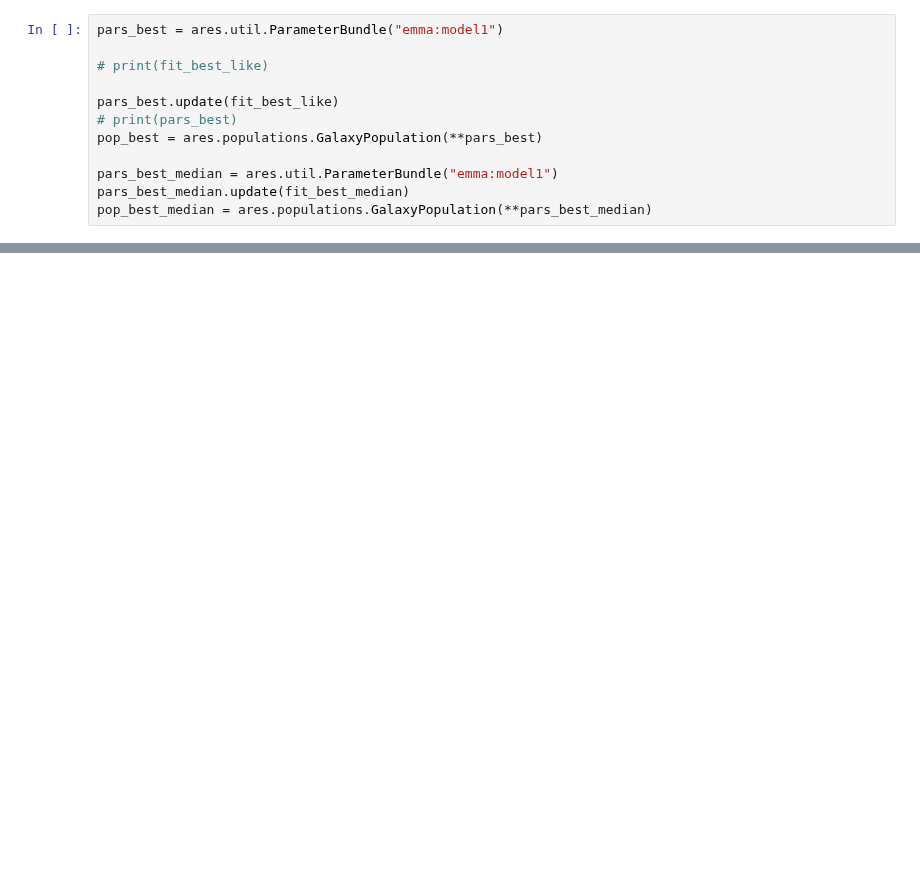
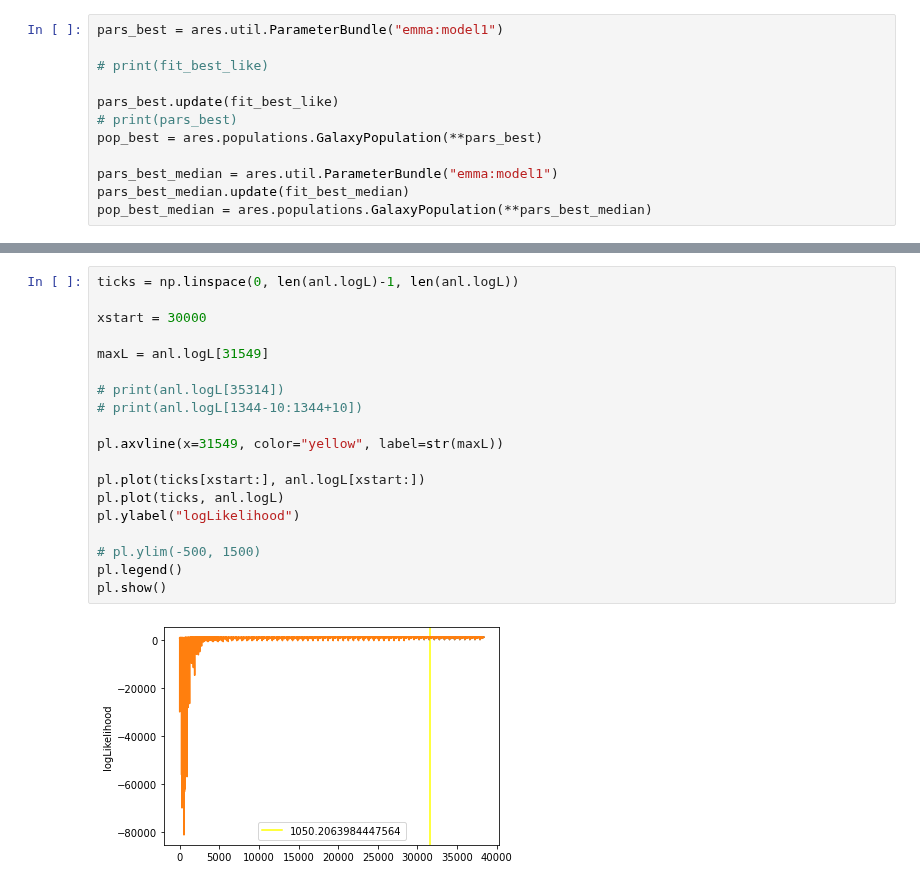
Before and after one commit to eklem1/GalaxySim, a Jupyter notebook: FitResults.ipynb, the cells around one changed output, grey strips where cells are left out. Cells and saved outputs as stored; diff of their text form; blank space fills up the shorter version.

```diff
--- a/FitResults.ipynb
+++ b/FitResults.ipynb
@@ -264,3 +268,24 @@ pl.show()
+# %%
+ticks = np.linspace(0, len(anl.logL)-1, len(anl.logL))
+
+xstart = 30000
+
+maxL = anl.logL[31549]
+
+# print(anl.logL[35314])
+# print(anl.logL[1344-10:1344+10])
+
+pl.axvline(x=31549, color="yellow", label=str(maxL))
+
+pl.plot(ticks[xstart:], anl.logL[xstart:])
+pl.plot(ticks, anl.logL)
+pl.ylabel("logLikelihood")
+
+# pl.ylim(-500, 1500)
+pl.legend()
+pl.show()
+# %% [output]
+[figure, added]
 # %%
 Zs = np.linspace(0, 7, 50)
 
```
Also changed, not shown: parts of 12 cells of this notebook, 2 other files.
